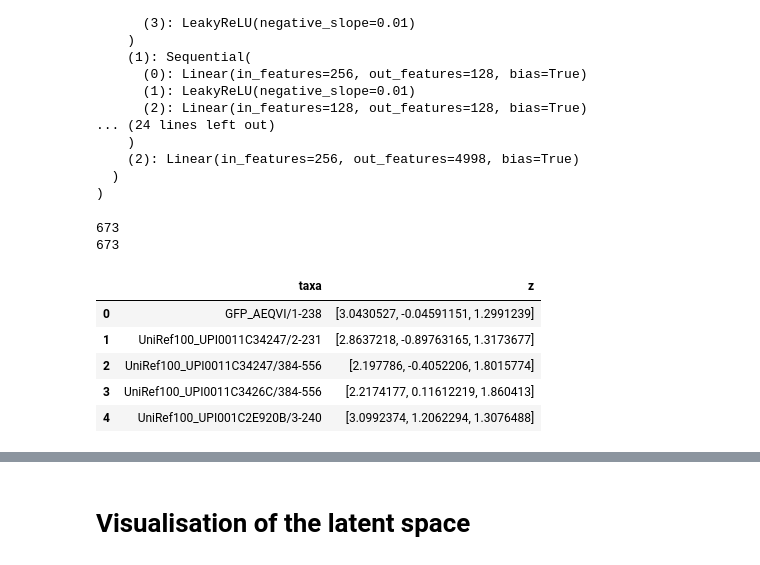
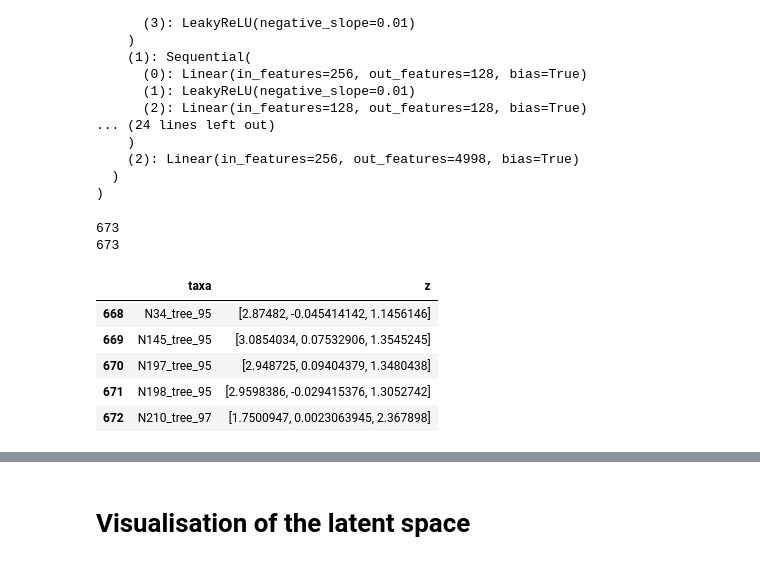
Before and after one commit to SebPorras/MAP_VAE, a Jupyter notebook: notebooks/correlations.ipynb, the cells around one changed output, grey strips where cells are left out. Drawn from its saved outputs; the diff is of its cells as text; code cells hidden in the pictures.

```diff
--- a/notebooks/correlations.ipynb
+++ b/notebooks/correlations.ipynb
@@ -59,8 +59,11 @@ SEQ_ZERO = 0
 seq_len = train_dataset[BATCH_ZERO][SEQ_ZERO].shape[SEQ_LEN]
 input_dims = seq_len * 21
 
+
+good_weights = "../data/gfp/model_weights/ancestors_extants_no_duplicates_gfp_model_state.pt"
+bad_weights = "../data/gfp/model_weights/bad_loss/gfp_ancestors_extants_no_duplicates_model_state.pt"
 model = SeqVAETest(input_dims, 3, hidden_dims=config["hidden_dims"], config=config)
-model.load_state_dict(torch.load("../data/gfp/model_weights/ancestors_extants_no_duplicates_gfp_model_state.pt"))
+model.load_state_dict(torch.load(good_weights))
 model.eval()
 # %% [output]
 SeqVAETest(
@@ -90,46 +93,46 @@ names = []
 z_vals = []
 
 count = 0
-sample_size = 100
+num_samples = 50
 # SAMPLE Z VALUES FROM THE MODEL FOR EACH EXTANT
 for encoding, weights, name in train_loader:
     #print(encoding.shape)
 
     encoding = torch.flatten(encoding, start_dim=1)
     #print(encoding.shape)
-    num_samples = 3
+
     encoding = encoding.expand(num_samples, encoding.shape[0], encoding.shape[1])
     #print(encoding.shape)
     #print(encoding.shape)
     z_mu, z_logvar = model.encode(encoding.float())
     z_samples = model.reparameterise(z_mu, z_logvar)
     #print(z_samples.shape)
     #print(z_samples[:, 0, :])
     mean_z = torch.mean(z_samples, dim=0)
     #print(mean_z.shape)
     #print(mean_z[0, :])
     #print(list(name))
     #print(mean_z)
 
     names.extend(name)
     z_vals.extend(mean_z.detach().numpy())
 
 
 
 
 print(len(names))
 print(len(z_vals))
 id_to_z = pd.DataFrame({"taxa": names, "z": z_vals})
-id_to_z.head()
+id_to_z.tail()
 # %% [output]
 673
 673
 |  | taxa | z |
-| 0 | GFP_AEQVI/1-238 | [3.0430527, -0.04591151, 1.2991239] |
-| 1 | UniRef100_UPI0011C34247/2-231 | [2.8637218, -0.89763165, 1.3173677] |
-| 2 | UniRef100_UPI0011C34247/384-556 | [2.197786, -0.4052206, 1.8015774] |
-| 3 | UniRef100_UPI0011C3426C/384-556 | [2.2174177, 0.11612219, 1.860413] |
-| 4 | UniRef100_UPI001C2E920B/3-240 | [3.0992374, 1.2062294, 1.3076488] |
+| 668 | N34_tree_95 | [2.87482, -0.045414142, 1.1456146] |
+| 669 | N145_tree_95 | [3.0854034, 0.07532906, 1.3545245] |
+| 670 | N197_tree_95 | [2.948725, 0.09404379, 1.3480438] |
+| 671 | N198_tree_95 | [2.9598386, -0.029415376, 1.3052742] |
+| 672 | N210_tree_97 | [1.7500947, 0.0023063945, 2.367898] |
 # %%
 
 import torch.nn.functional as F
```
Also changed, not shown: parts of 7 cells of this notebook, 6 other files.
